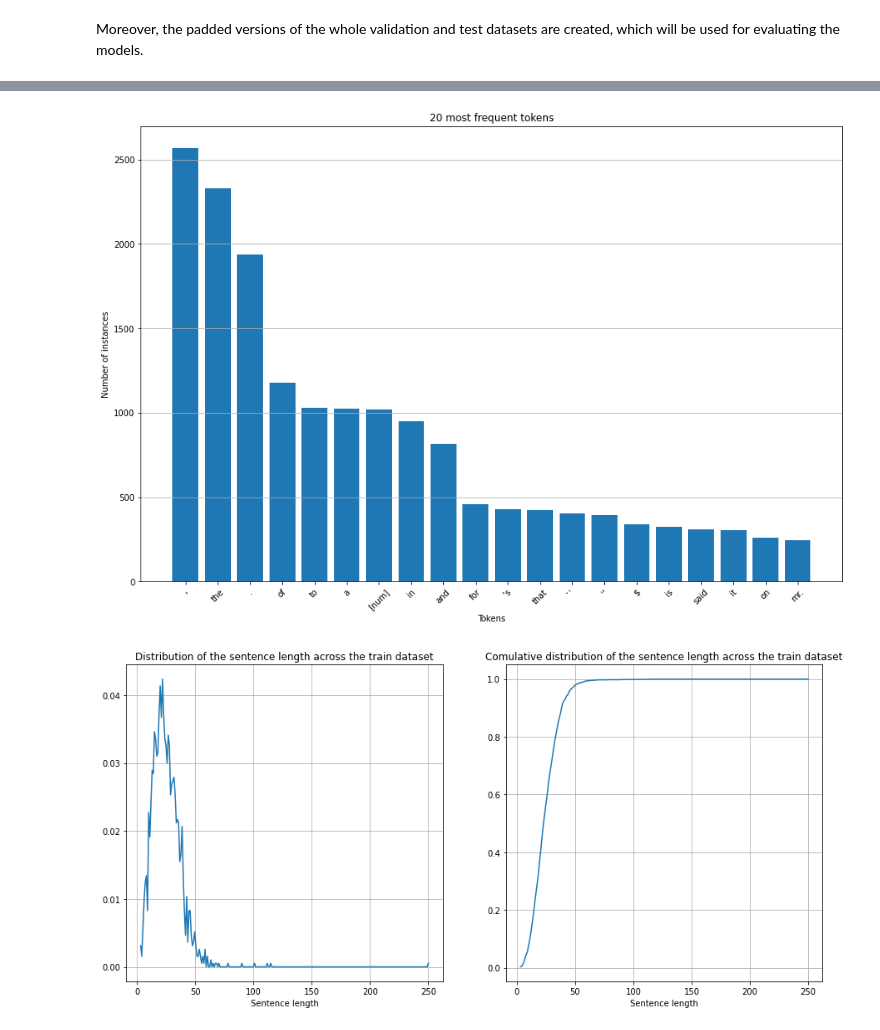
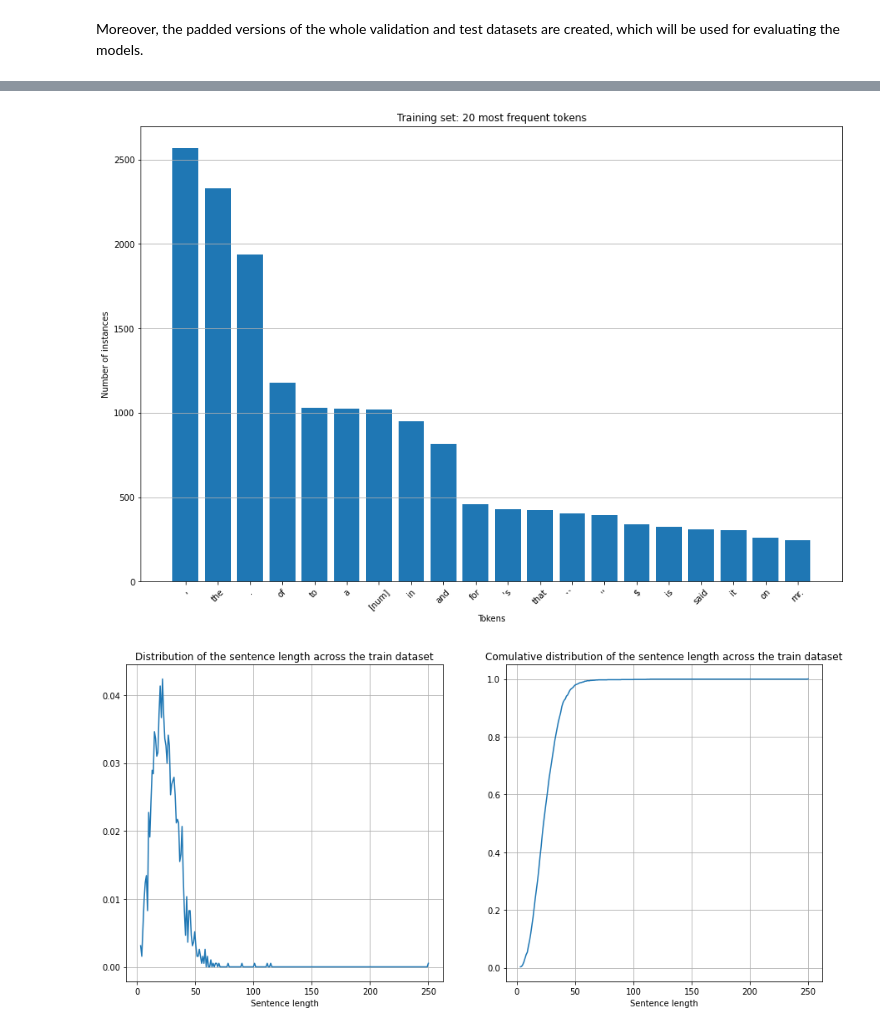
Before and after one commit to EnricoPittini/POS-tagging, a Jupyter notebook: 2) pos tagging.ipynb, the cells around one changed output, grey strips where cells are left out. Drawn from its saved outputs; the diff is of its cells as text; code cells hidden in the pictures.

```diff
--- a/2) pos tagging.ipynb
+++ b/2) pos tagging.ipynb
@@ -110,9 +128,9 @@ labels_counts_dict = most_frequent_tokens_analysis(texts=labels_train, plot=True
 # %%
 from utils.dataset_analysis import most_frequent_tokens_analysis
 
-tokens_counts_dict = most_frequent_tokens_analysis(texts=texts_train, plot=True)
+tokens_counts_dict = most_frequent_tokens_analysis(texts=texts_train, plot=True, title='Training set: 20 most frequent tokens')
 # %% [output]
-[figure, old version]
+[figure, new version]
 # %%
 from utils.dataset_analysis import plot_sequence_length_analysis
 
```
Also changed, not shown: parts of 91 cells of this notebook, 1 other file.
